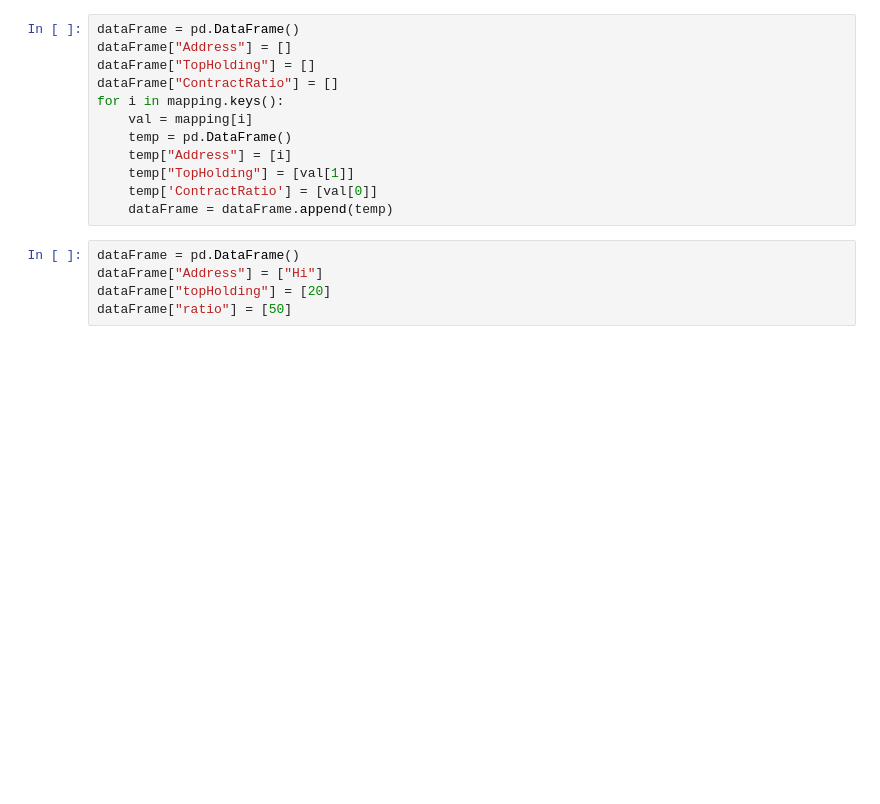
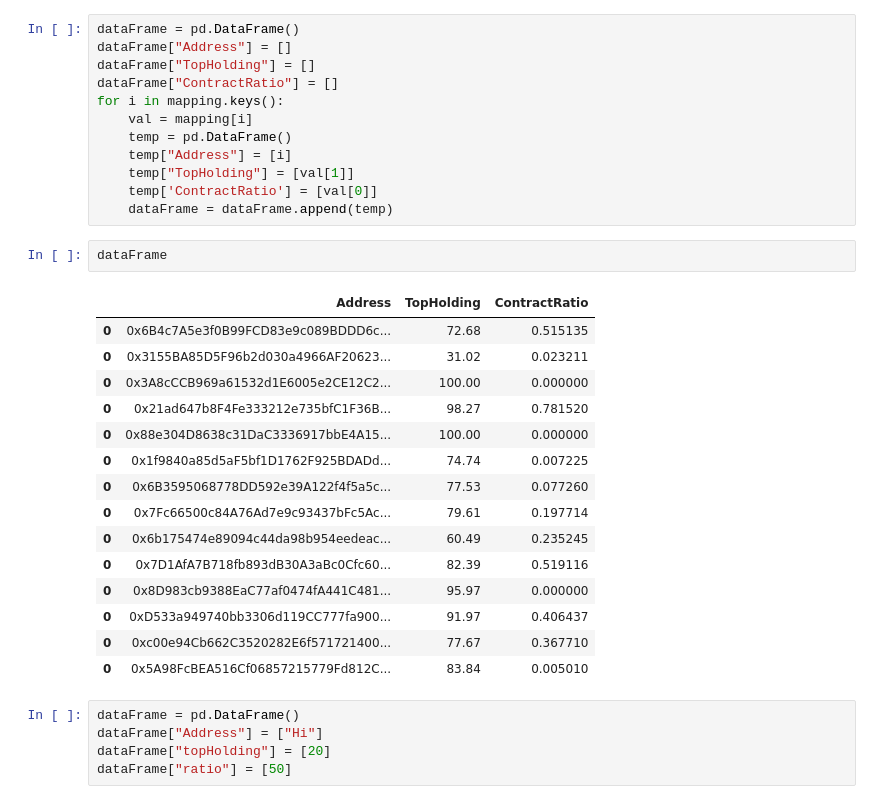
Before and after one commit to Vaishnavikm/Conacoin, a Jupyter notebook: Data/collectData.ipynb, the cells around one changed output. Drawn from its saved outputs; the diff is of its cells as text; blank space fills up the shorter version.

```diff
--- a/Data/collectData.ipynb
+++ b/Data/collectData.ipynb
@@ -97,6 +97,24 @@ for i in mapping.keys():
     temp["TopHolding"] = [val[1]]
     temp['ContractRatio'] = [val[0]]
     dataFrame = dataFrame.append(temp)
+# %%
+dataFrame
+# %% [output]
+|  | Address | TopHolding | ContractRatio |
+| 0 | 0x6B4c7A5e3f0B99FCD83e9c089BDDD6c... | 72.68 | 0.515135 |
+| 0 | 0x3155BA85D5F96b2d030a4966AF20623... | 31.02 | 0.023211 |
+| 0 | 0x3A8cCCB969a61532d1E6005e2CE12C2... | 100.00 | 0.000000 |
+| 0 | 0x21ad647b8F4Fe333212e735bfC1F36B... | 98.27 | 0.781520 |
+| 0 | 0x88e304D8638c31DaC3336917bbE4A15... | 100.00 | 0.000000 |
+| 0 | 0x1f9840a85d5aF5bf1D1762F925BDADd... | 74.74 | 0.007225 |
+| 0 | 0x6B3595068778DD592e39A122f4f5a5c... | 77.53 | 0.077260 |
+| 0 | 0x7Fc66500c84A76Ad7e9c93437bFc5Ac... | 79.61 | 0.197714 |
+| 0 | 0x6b175474e89094c44da98b954eedeac... | 60.49 | 0.235245 |
+| 0 | 0x7D1AfA7B718fb893dB30A3aBc0Cfc60... | 82.39 | 0.519116 |
+| 0 | 0x8D983cb9388EaC77af0474fA441C481... | 95.97 | 0.000000 |
+| 0 | 0xD533a949740bb3306d119CC777fa900... | 91.97 | 0.406437 |
+| 0 | 0xc00e94Cb662C3520282E6f571721400... | 77.67 | 0.367710 |
+| 0 | 0x5A98FcBEA516Cf06857215779Fd812C... | 83.84 | 0.005010 |
 # %%
 dataFrame = pd.DataFrame()
 dataFrame["Address"] = ["Hi"]
```
Also changed, not shown: parts of 1 cell of this notebook, 6 other files.
